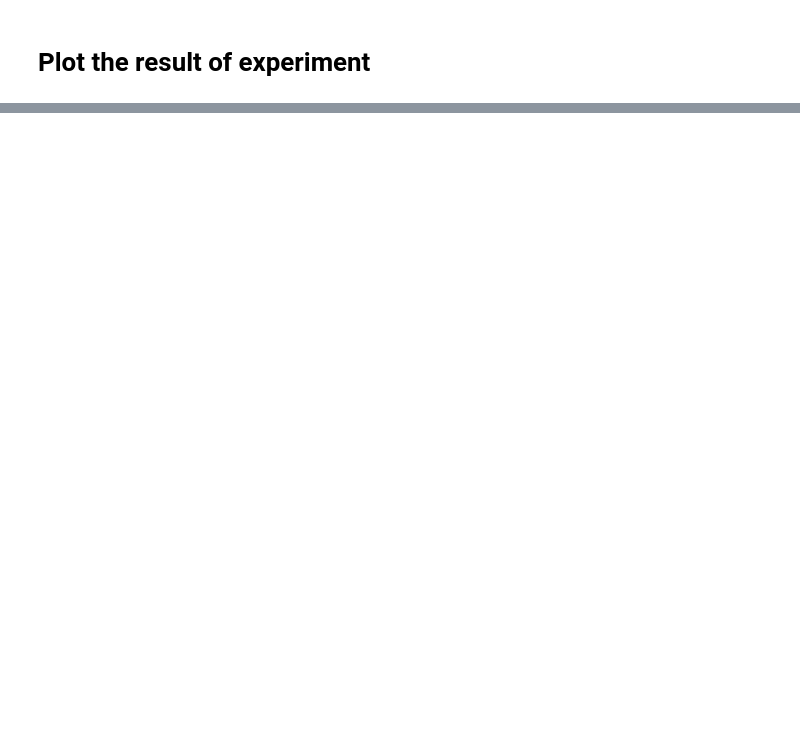
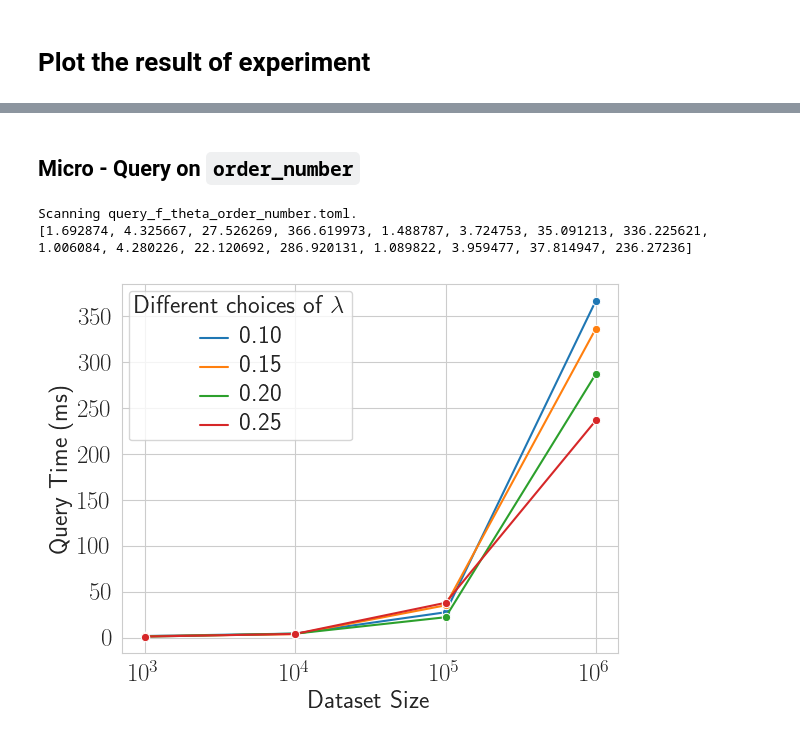
Before and after one commit to hiroki-chen/PFSE-Prototype, a Jupyter notebook: fig/fig.ipynb, the cells around one changed output, grey strips where cells are left out. Drawn from its saved outputs; the diff is of its cells as text; code cells hidden in the pictures; blank space fills up the shorter version.

```diff
--- a/fig/fig.ipynb
+++ b/fig/fig.ipynb
@@ -55,0 +77,38 @@ Scanning perf_2023-01-18T16:57:41.511495+08:00.toml.
+# %% [markdown]
+## Micro - Query on `order_number`
+# %%
+import pandas as pd
+import matplotlib.pyplot as plt
+import numpy as np
+
+plt.rcParams["font.family"] = "Times New Roman"
+xs = ['$10^3$', '$10^4$', '$10^5$', '$10^6$']
+ys = analyze_database_performance('query_f_theta_order_number.toml', 'query', 'pfse')[0]['order_number']
+print(ys)
+
+df = pd.DataFrame({
+  'Dataset Size': xs,
+  '0.10': ys[:4],
+  '0.15': ys[4:8],
+  '0.20': ys[8:12],
+  '0.25': ys[12:],
+})
+
+plt.rc('text', usetex=True)
+sns.set_style("whitegrid")
+
+g = sns.lineplot(x='Dataset Size', y='Query Time (ms)', hue='Different choices of $\lambda$',
+                 data=pd.melt(df, id_vars=['Dataset Size'], value_name='Query Time (ms)', var_name='Different choices of $\lambda$'),
+                 marker='o')
+g.set_xlabel(g.get_xlabel(), fontsize=18)
+g.set_ylabel(g.get_ylabel(), fontsize=18)
+g.set_xticklabels(g.get_xticklabels(), size=18)
+g.set_yticklabels(g.get_yticklabels(), size=18)
+plt.setp(g.get_legend().get_texts(), fontsize='18') # for legend text
+plt.setp(g.get_legend().get_title(), fontsize='18') # for legend title
+
+plt.savefig('./query_f_theta_order_number.pdf', bbox_inches='tight')
+# %% [output]
+Scanning query_f_theta_order_number.toml.
+[1.692874, 4.325667, 27.526269, 366.619973, 1.488787, 3.724753, 35.091213, 336.225621, 1.006084, 4.280226, 22.120692, 286.920131, 1.089822, 3.959477, 37.814947, 236.27236]
+[figure, added]
```
Also changed, not shown: parts of 4 cells of this notebook, 12 other files.
